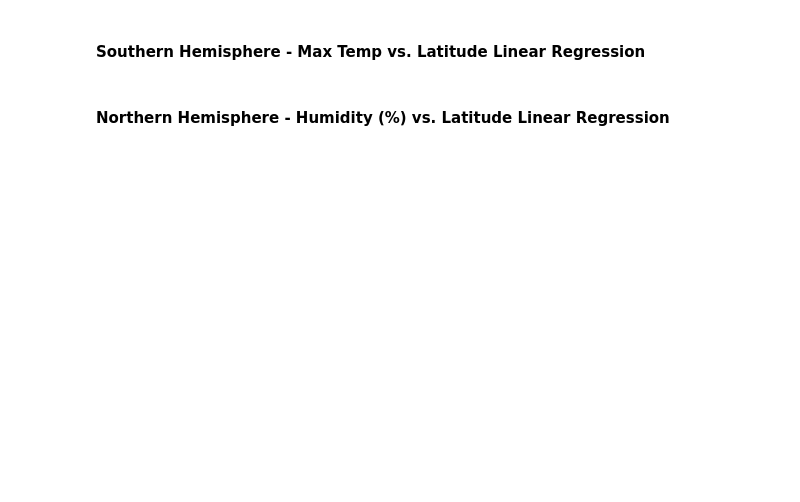
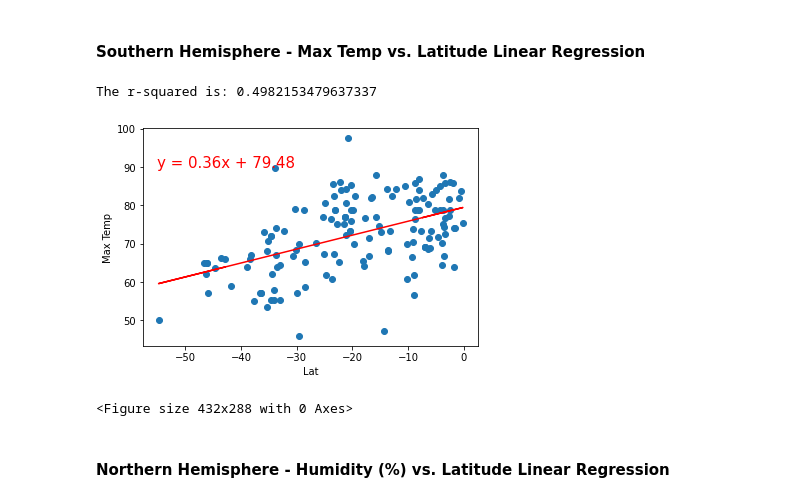
Before and after one commit to tstenner1/Scatter-Plots-and-Heat-Maps-using-API, a Jupyter notebook: starter_code/WeatherPy.ipynb, the cells around one changed output. Saved outputs shown, nothing was run; the diff lists cells and outputs as text; code cells hidden in the pictures; blank space fills up the shorter version.

```diff
--- a/starter_code/WeatherPy.ipynb
+++ b/starter_code/WeatherPy.ipynb
@@ -281,2 +296,14 @@ plt.savefig("../Images/Southern Hemisphere - Max Temperature vs. Latitude Linear
+# %%
+xlbl = "Lat"
+ylbl = "Max Temp"
+lblpos = (-55,90)
+plotLinearRegression(southern[xlbl],southern[ylbl],xlbl,ylbl,lblpos,6)
+
+# Save fig
+plt.savefig("../Images/Southern Hemisphere - Max Temperature vs. Latitude Linear Regression.png")
+# %% [output]
+The r-squared is: 0.4982153479637337
+[figure, added]
+<Figure size 432x288 with 0 Axes>
 # %% [markdown]
 ####  Northern Hemisphere - Humidity (%) vs. Latitude Linear Regression
```
Also changed, not shown: parts of 25 cells of this notebook, 17 other files.
